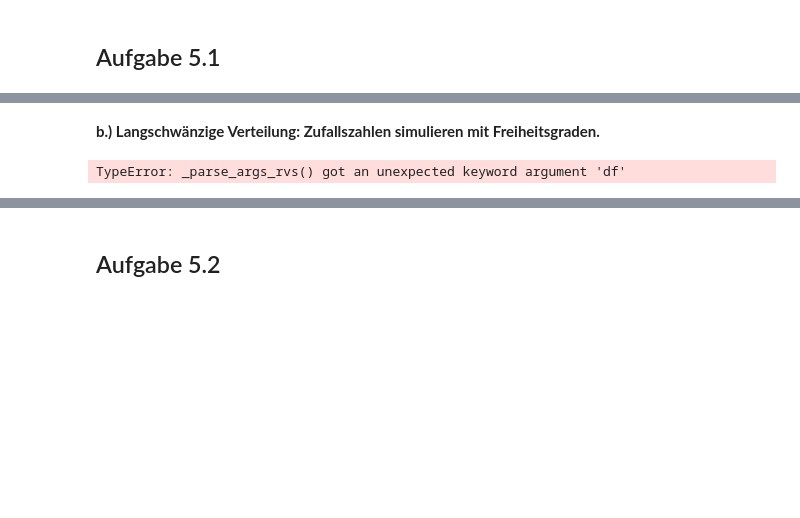
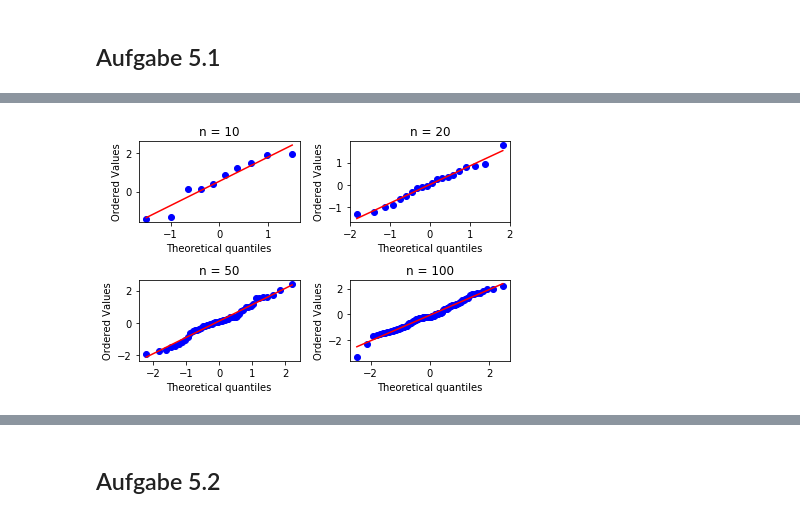
Before and after one commit to christopherchristensen/summaries, a Jupyter notebook: stat/sw05/Python Code - Series 5.ipynb, the cells around one changed output, grey strips where cells are left out. Cells and saved outputs as stored; diff of their text form; code cells hidden in the pictures; blank space fills up the shorter version.

```diff
--- a/stat/sw05/Python Code - Series 5.ipynb
+++ b/stat/sw05/Python Code - Series 5.ipynb
@@ -91,11 +7,28 @@ st.probplot(x, plot=plt)
-# %% [markdown]
-**b.) Langschwänzige Verteilung: Zufallszahlen simulieren mit Freiheitsgraden.**
-# %%
-import matplotlib.pyplot as plt
-import numpy as np
-import scipy.stats as st
-
-x = st.norm.rvs(size=100, df=20.7)
-st.probplot(x, plot=plt)
-# %% [output]
-TypeError: _parse_args_rvs() got an unexpected keyword argument 'df'
+# %%
+import matplotlib.pyplot as plt
+import scipy.stats as st
+
+plt.subplot(2,2,1)
+x = st.norm.rvs(size=10)
+st.probplot(x, plot=plt)
+plt.title("n = 10")
+
+plt.subplot(2,2,2)
+x = st.norm.rvs(size=20)
+st.probplot(x, plot=plt)
+plt.title("n = 20")
+
+plt.subplot(2,2,3)
+x = st.norm.rvs(size=50)
+st.probplot(x, plot=plt)
+plt.title("n = 50")
+
+plt.subplot(2,2,4)
+x = st.norm.rvs(size=100)
+st.probplot(x, plot=plt)
+plt.title("n = 100")
+
+plt.tight_layout()
+plt.show()
+# %% [output]
+[figure, added]
```
Also changed, not shown: parts of 14 cells of this notebook, 16 other files.
